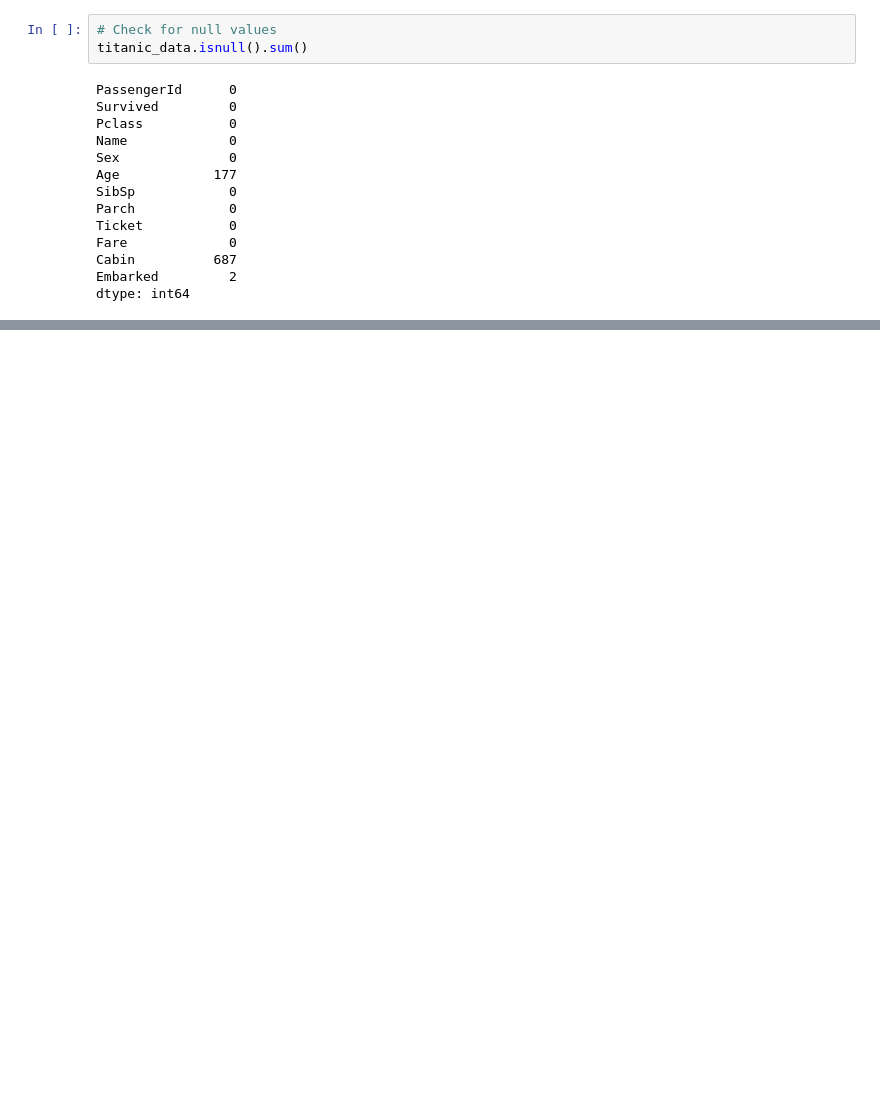
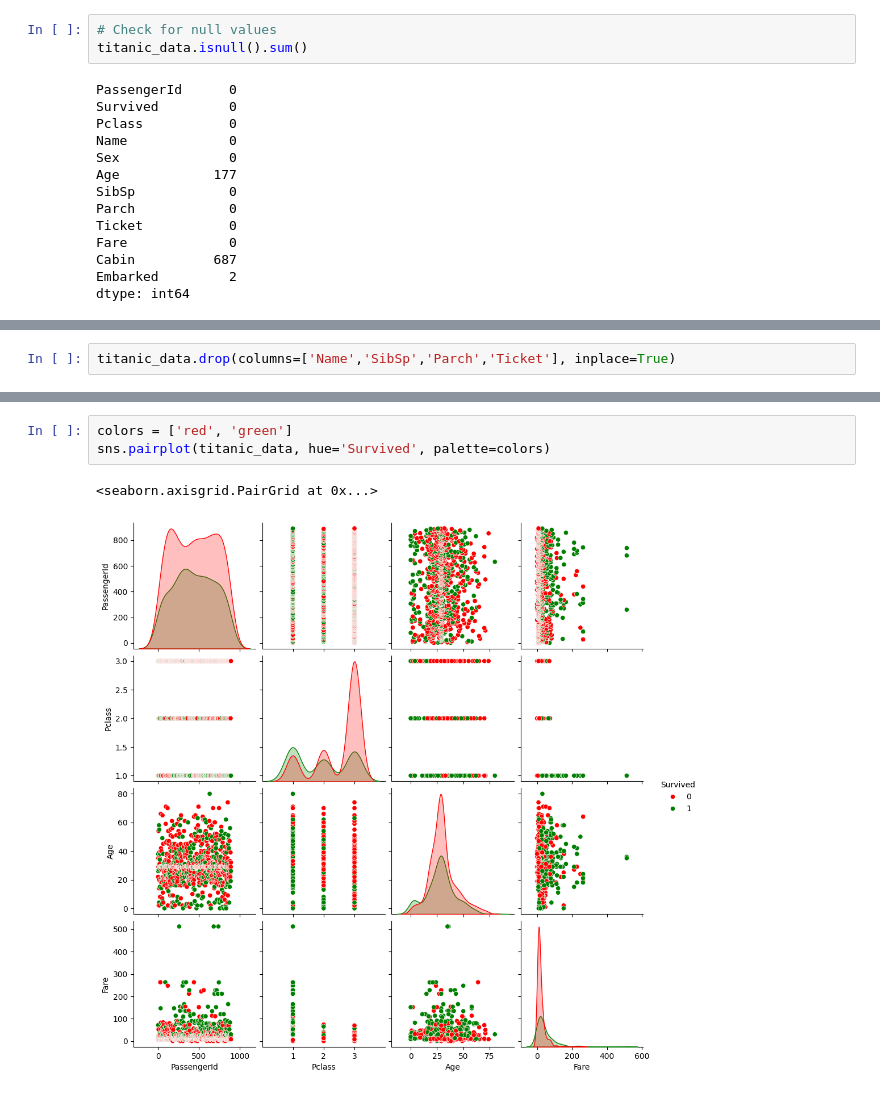
Before and after one commit to juandaxz/test, a Jupyter notebook: Titanic-ml.ipynb, the cells around one changed output, grey strips where cells are left out. Drawn from its saved outputs; the diff is of its cells as text; blank space fills up the shorter version.

```diff
--- a/Titanic-ml.ipynb
+++ b/Titanic-ml.ipynb
@@ -79,0 +112,2 @@ titanic_data[['Pclass','Cabin']]
+# %%
+titanic_data.drop(columns=['Name','SibSp','Parch','Ticket'], inplace=True)
@@ -79,0 +213,6 @@ titanic_data[['Pclass','Cabin']]
+# %%
+colors = ['red', 'green']
+sns.pairplot(titanic_data, hue='Survived', palette=colors)
+# %% [output]
+<seaborn.axisgrid.PairGrid at 0x...>
+[figure, added]
```
Also changed, not shown: parts of 16 cells of this notebook.
